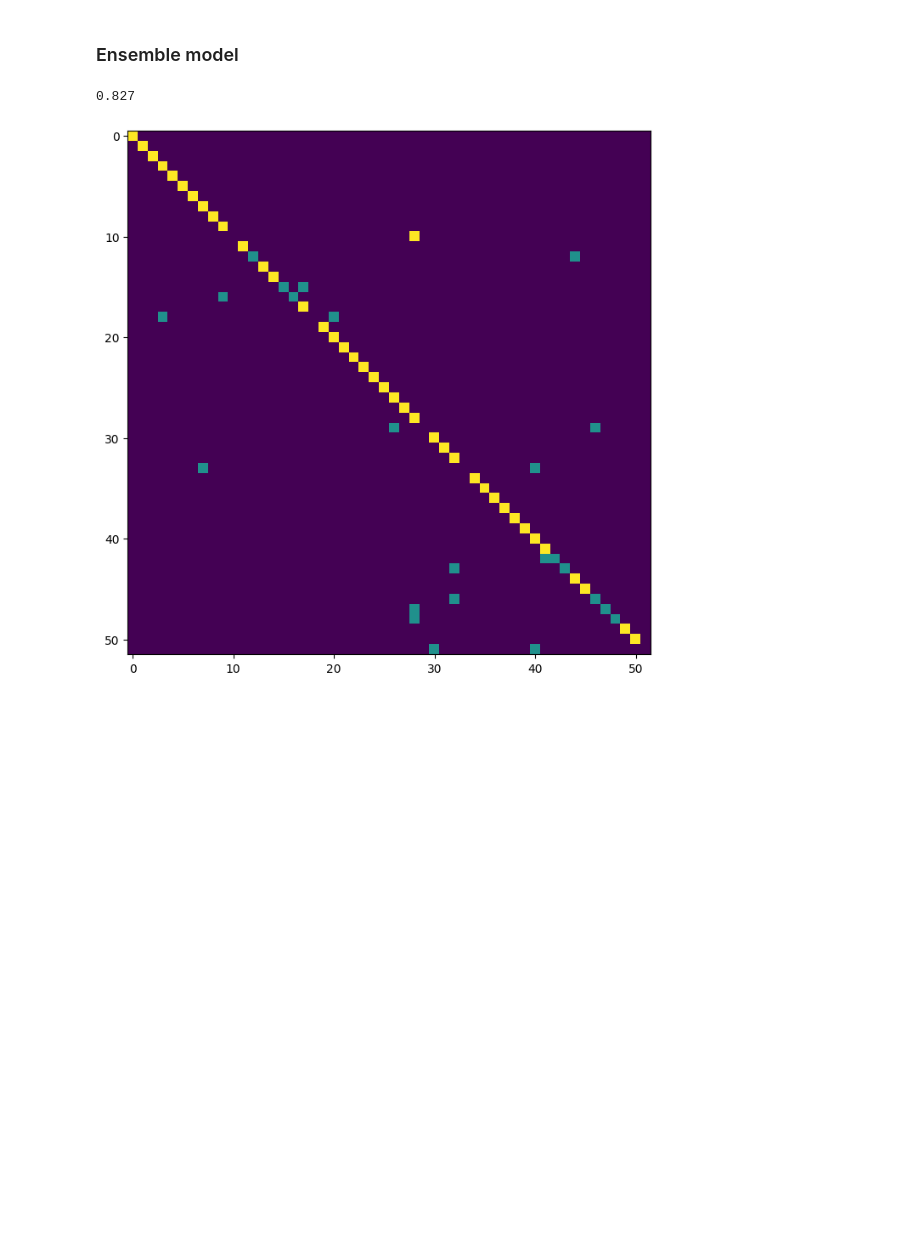
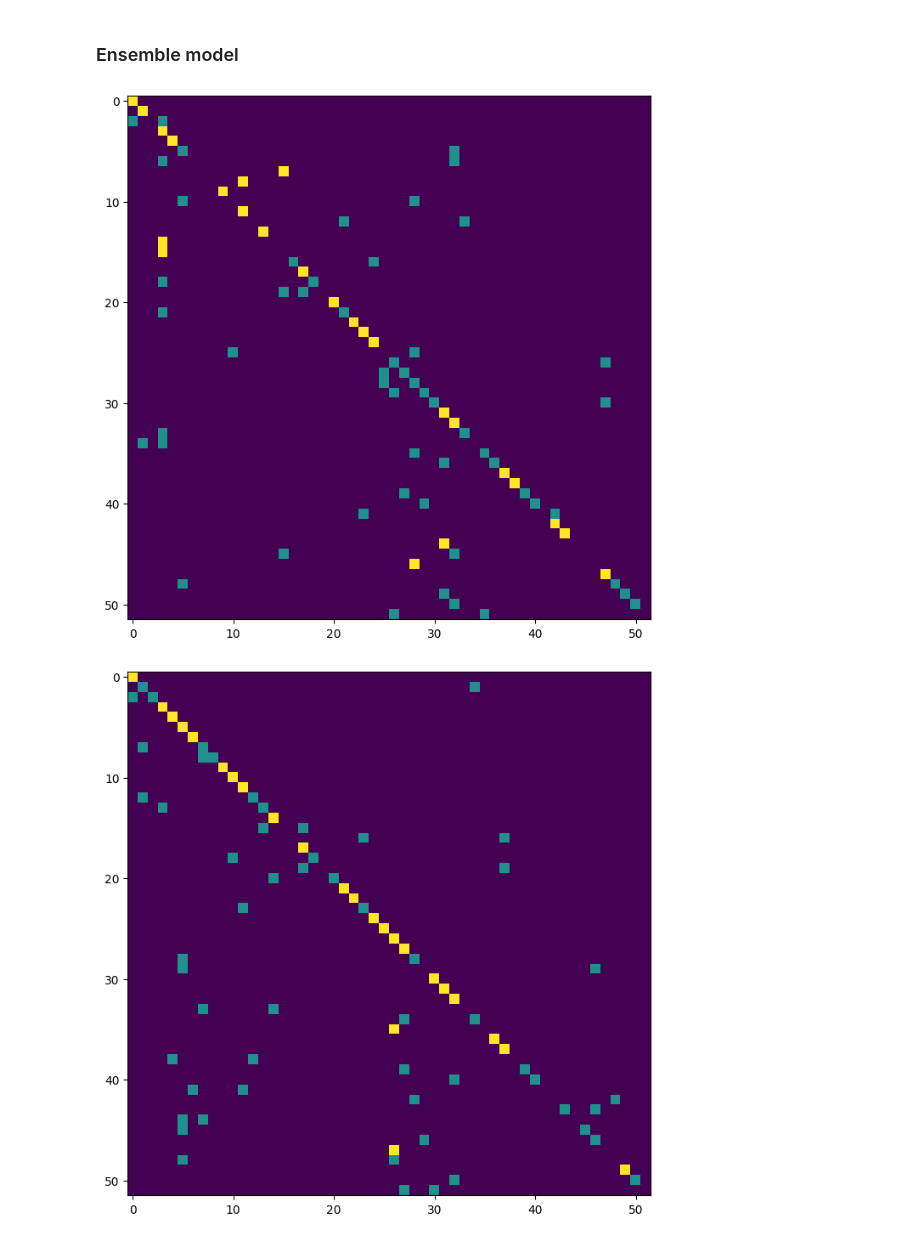
Before and after one commit to asikeero/compvis-kaist, a Jupyter notebook: coursework1/q3.ipynb, the cells around one changed output. Cells and saved outputs as stored; diff of their text form; code cells hidden in the pictures; blank space fills up the shorter version.

```diff
--- a/coursework1/q3.ipynb
+++ b/coursework1/q3.ipynb
@@ -187,46 +187,69 @@ class BaggingEnsemble:
     Ensemble model that randomly takes sets of samples (bagging) of the training data,
     and performs the full PCA-LDA-NN pipeline on those sets"""
 
-    def __init__(self, n_models, p):
+    def __init__(self, n_models, p, m_lda=20):
         self.n_models = n_models
         self.p = p
+        self.m_lda = m_lda
         self.pca = PCA(n_components=51).fit(X_train.T)
         self.pca_data = self.pca.transform(X_train.T).T
         self.learners = self.create_learners()
 
     def split_data(self):
         # select random images from every class
         assert 1 <= self.p <= 8
         images, labels = [], []
         for c in range(52):
             indexes = [np.random.choice(range(8)) for _ in range(self.p)]  # which indexes of 0-7 to take
             images.extend([self.pca_data[:, c*8 + i].reshape(-1, 1) for i in indexes])  # take for this image
             labels.extend([c] * len(indexes))
         split = np.hstack(images)
         return split, labels
 
     def create_learners(self):
         learners = []
         for i in range(self.n_models):
-            model = BagWeakLearner(35, 18)
+            model = BagWeakLearner(35, self.m_lda)
             s, l = self.split_data()
             model.fit(s, l)
             learners.append(model)
         return learners
+
+    def predict_once(self):
+        # report accuracy per learner
+        test_data = self.pca.transform(X_test.T)
+        accs = []
+        for model in self.learners:
+            probs = model.predict(test_data)
+            acc = ensemble_acc(probs)
+            accs.append(acc)
+        return accs
+
+    def individual_cf(self):
+        # collect probabilities from each weak learner
+        test_data = self.pca.transform(X_test.T)
+        for model in self.learners[:2]:
+            probs = np.zeros((len(test_data), 52))
+            probs += model.predict(test_data)
+            plot_cf(probs)
+
+
 
     def predict(self):
         # collect probabilities from each weak learner
         test_data = self.pca.transform(X_test.T)
         probs = np.zeros((len(test_data), 52))
         for model in self.learners:
             probs += model.predict(test_data)
 
         return probs / self.n_models
 
-b = BaggingEnsemble(150, 3)
-p = b.predict()
-print(ensemble_acc(p))
-plot_cf(p)
+
+b = BaggingEnsemble(40, 4, m_lda=12)
+b.individual_cf()
+#p = b.predict()
+#print(ensemble_acc(p))
+#plot_cf(p)
 # %% [output]
-0.827
-[figure, old version]
+[figure, new version]
+[figure, added]
```
Also changed, not shown: parts of 2 cells of this notebook, 6 other files.
